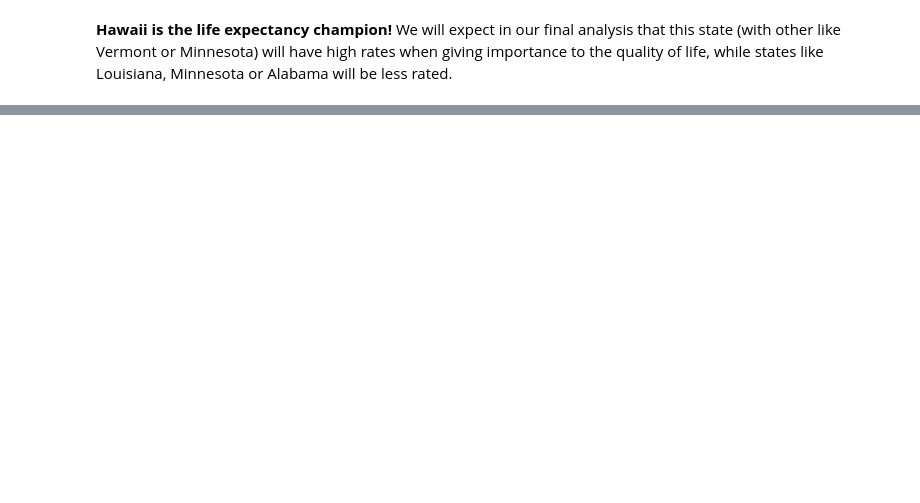
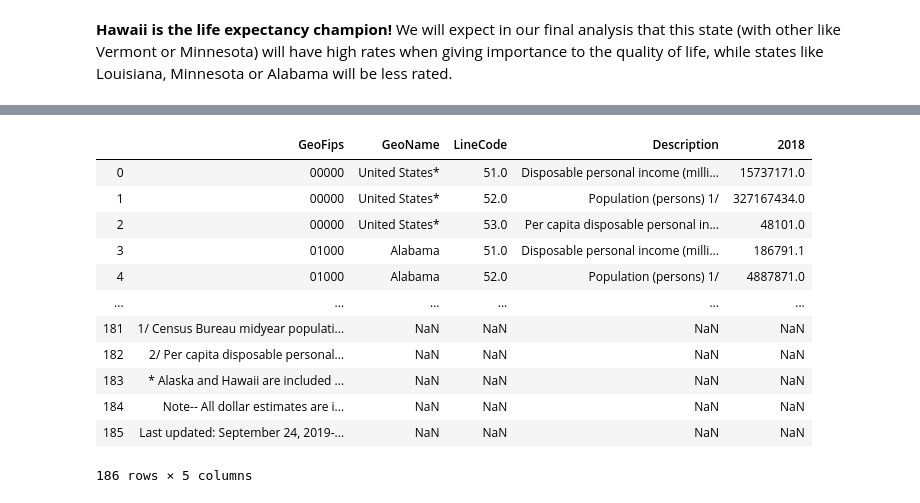
Before and after one commit to steber97/RecursionFairies_AdaProject, a Jupyter notebook: csv_datasets.ipynb, the cells around one changed output, grey strips where cells are left out. Cells and saved outputs as stored; diff of their text form; code cells hidden in the pictures; blank space fills up the shorter version.

```diff
--- a/csv_datasets.ipynb
+++ b/csv_datasets.ipynb
@@ -167,0 +237,19 @@ life_expectancy_sorted
+# %%
+#We load our dataset
+income_original=pd.read_csv("Data/personal_income_and_population.csv", sep=',', skiprows=4)
+income_original
+#We skip the first 4 rows, as they just are a description of what the dataset is about
+# %% [output]
+|  | GeoFips | GeoName | LineCode | Description | 2018 |
+| 0 | 00000 | United States* | 51.0 | Disposable personal income (milli... | 15737171.0 |
+| 1 | 00000 | United States* | 52.0 | Population (persons) 1/ | 327167434.0 |
+| 2 | 00000 | United States* | 53.0 | Per capita disposable personal in... | 48101.0 |
+| 3 | 01000 | Alabama | 51.0 | Disposable personal income (milli... | 186791.1 |
+| 4 | 01000 | Alabama | 52.0 | Population (persons) 1/ | 4887871.0 |
+| ... | ... | ... | ... | ... | ... |
+| 181 | 1/ Census Bureau midyear populati... | NaN | NaN | NaN | NaN |
+| 182 | 2/ Per capita disposable personal... | NaN | NaN | NaN | NaN |
+| 183 | * Alaska and Hawaii are included ... | NaN | NaN | NaN | NaN |
+| 184 | Note-- All dollar estimates are i... | NaN | NaN | NaN | NaN |
+| 185 | Last updated: September 24, 2019-... | NaN | NaN | NaN | NaN |
+186 rows × 5 columns
```
Also changed, not shown: parts of 18 cells of this notebook, 2 other files.
